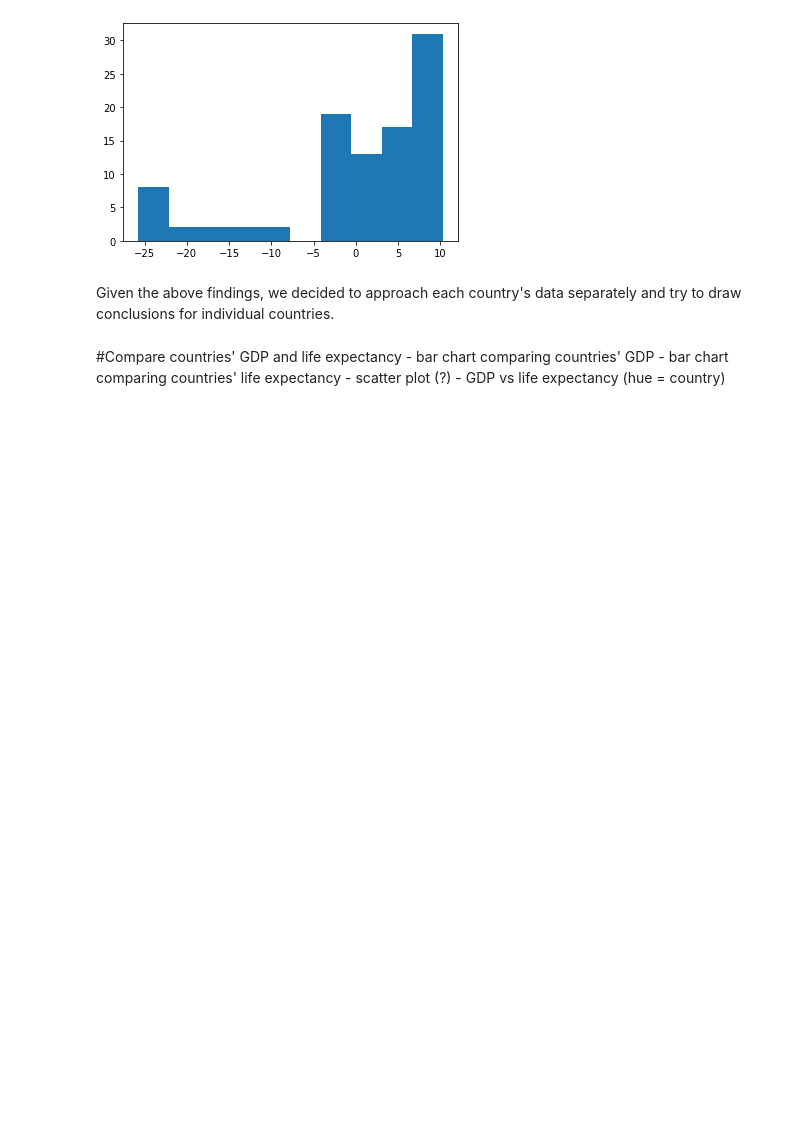
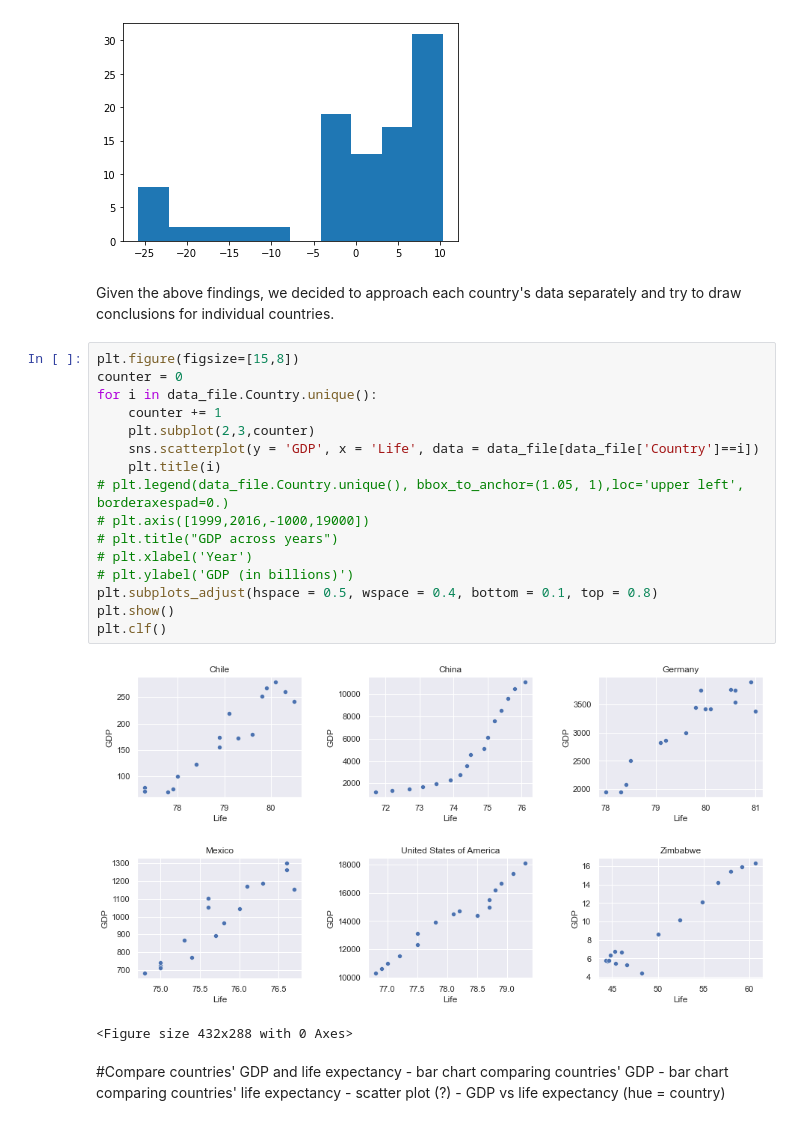
Before and after one commit to R0go/GDP_Life_Expectancy, a Jupyter notebook: life_expectancy_gdp.ipynb, the cells around one changed output. Drawn from its saved outputs; the diff is of its cells as text; blank space fills up the shorter version.

Commit message:
Created scatter plots for every country

```diff
--- a/life_expectancy_gdp.ipynb
+++ b/life_expectancy_gdp.ipynb
@@ -123,6 +123,25 @@ plt.show()
 [figure]
 # %% [markdown]
 Given the above findings, we decided to approach each country's data separately and try to draw conclusions for individual countries.
+# %%
+plt.figure(figsize=[15,8])
+counter = 0
+for i in data_file.Country.unique():
+    counter += 1
+    plt.subplot(2,3,counter)
+    sns.scatterplot(y = 'GDP', x = 'Life', data = data_file[data_file['Country']==i])
+    plt.title(i)
+# plt.legend(data_file.Country.unique(), bbox_to_anchor=(1.05, 1),loc='upper left', borderaxespad=0.)
+# plt.axis([1999,2016,-1000,19000])
+# plt.title("GDP across years")
+# plt.xlabel('Year')
+# plt.ylabel('GDP (in billions)')
+plt.subplots_adjust(hspace = 0.5, wspace = 0.4, bottom = 0.1, top = 0.8)
+plt.show()
+plt.clf()
+# %% [output]
+[figure, added]
+<Figure size 432x288 with 0 Axes>
 # %% [markdown]
 #Compare countries' GDP and life expectancy
 	- bar chart comparing countries' GDP
```
Also changed, not shown: parts of 1 cell of this notebook.
